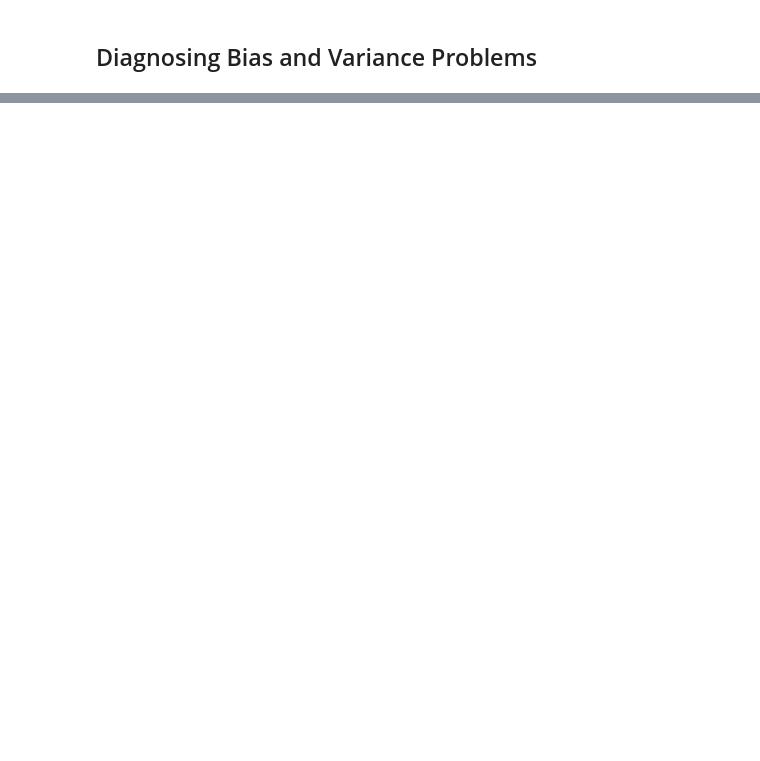
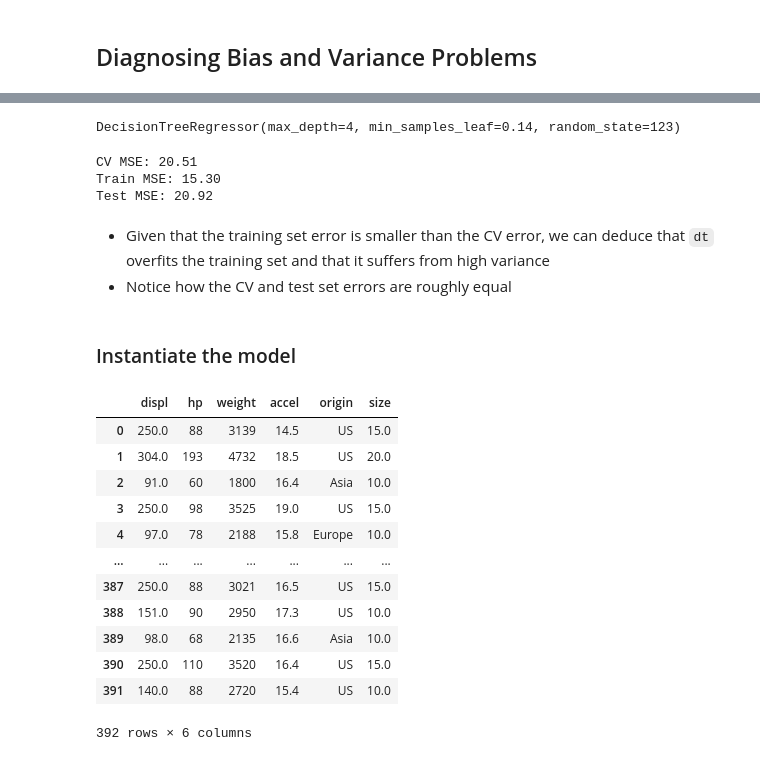
Before and after one commit to PaulToronto/DataCamp-Track---Machine-Learning-Scientist-in-Python, a Jupyter notebook: 6_2_Machine_Learning_with_Tree_Based_Models_in_Python_The_Bias_Variance_Tradeoff.ipynb, the cells around one changed output, grey strips where cells are left out. Drawn from its saved outputs; the diff is of its cells as text; code cells hidden in the pictures; blank space fills up the shorter version.

```diff
--- a/6_2_Machine_Learning_with_Tree_Based_Models_in_Python_The_Bias_Variance_Tradeoff.ipynb
+++ b/6_2_Machine_Learning_with_Tree_Based_Models_in_Python_The_Bias_Variance_Tradeoff.ipynb
@@ -167,0 +225,3 @@ $$
+# %%
+X = auto.drop('mpg', axis=1)
+y = auto['mpg']
@@ -167,0 +273,4 @@ $$
+# %%
+dt.fit(X_train, y_train)
+# %% [output]
+DecisionTreeRegressor(max_depth=4, min_samples_leaf=0.14, random_state=123)
@@ -167,0 +280,29 @@ $$
+# %%
+print('CV MSE: {:.2f}'.format(MSE_CV.mean()))
+print('Train MSE: {:.2f}'.format(mean_squared_error(y_train, y_predict_train)))
+print('Test MSE: {:.2f}'.format(mean_squared_error(y_test, y_predict_test)))
+# %% [output]
+CV MSE: 20.51
+Train MSE: 15.30
+Test MSE: 20.92
+# %% [markdown]
+- Given that the training set error is smaller than the CV error, we can deduce that `dt` overfits the training set and that it suffers from high variance
+- Notice how the CV and test set errors are roughly equal
+# %% [markdown]
+### Instantiate the model
+# %%
+X
+# %% [output]
+|  | displ | hp | weight | accel | origin | size |
+| 0 | 250.0 | 88 | 3139 | 14.5 | US | 15.0 |
+| 1 | 304.0 | 193 | 4732 | 18.5 | US | 20.0 |
+| 2 | 91.0 | 60 | 1800 | 16.4 | Asia | 10.0 |
+| 3 | 250.0 | 98 | 3525 | 19.0 | US | 15.0 |
+| 4 | 97.0 | 78 | 2188 | 15.8 | Europe | 10.0 |
+| ... | ... | ... | ... | ... | ... | ... |
+| 387 | 250.0 | 88 | 3021 | 16.5 | US | 15.0 |
+| 388 | 151.0 | 90 | 2950 | 17.3 | US | 10.0 |
+| 389 | 98.0 | 68 | 2135 | 16.6 | Asia | 10.0 |
+| 390 | 250.0 | 110 | 3520 | 16.4 | US | 15.0 |
+| 391 | 140.0 | 88 | 2720 | 15.4 | US | 10.0 |
+392 rows × 6 columns
```
Also changed, not shown: parts of 29 cells of this notebook.
